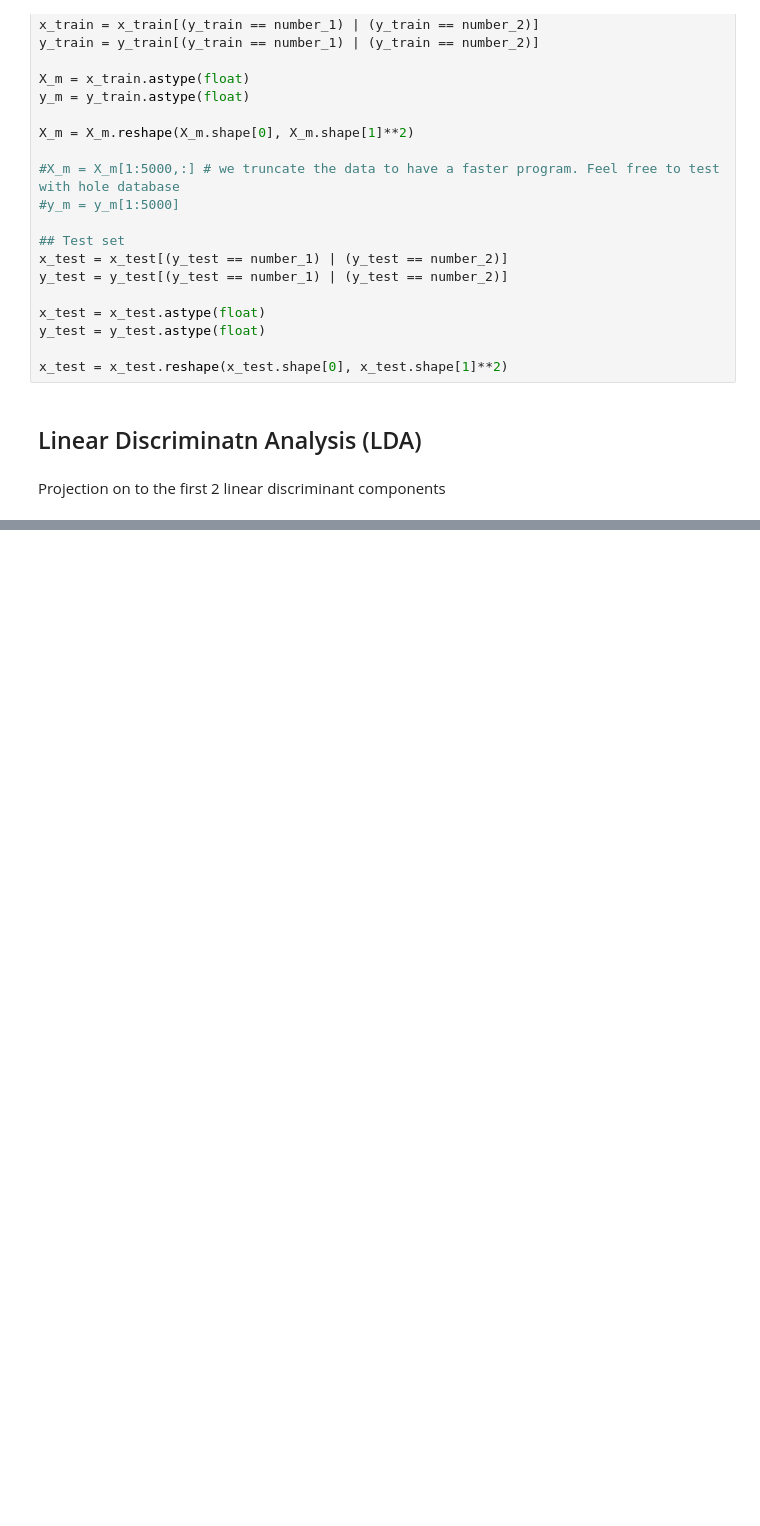
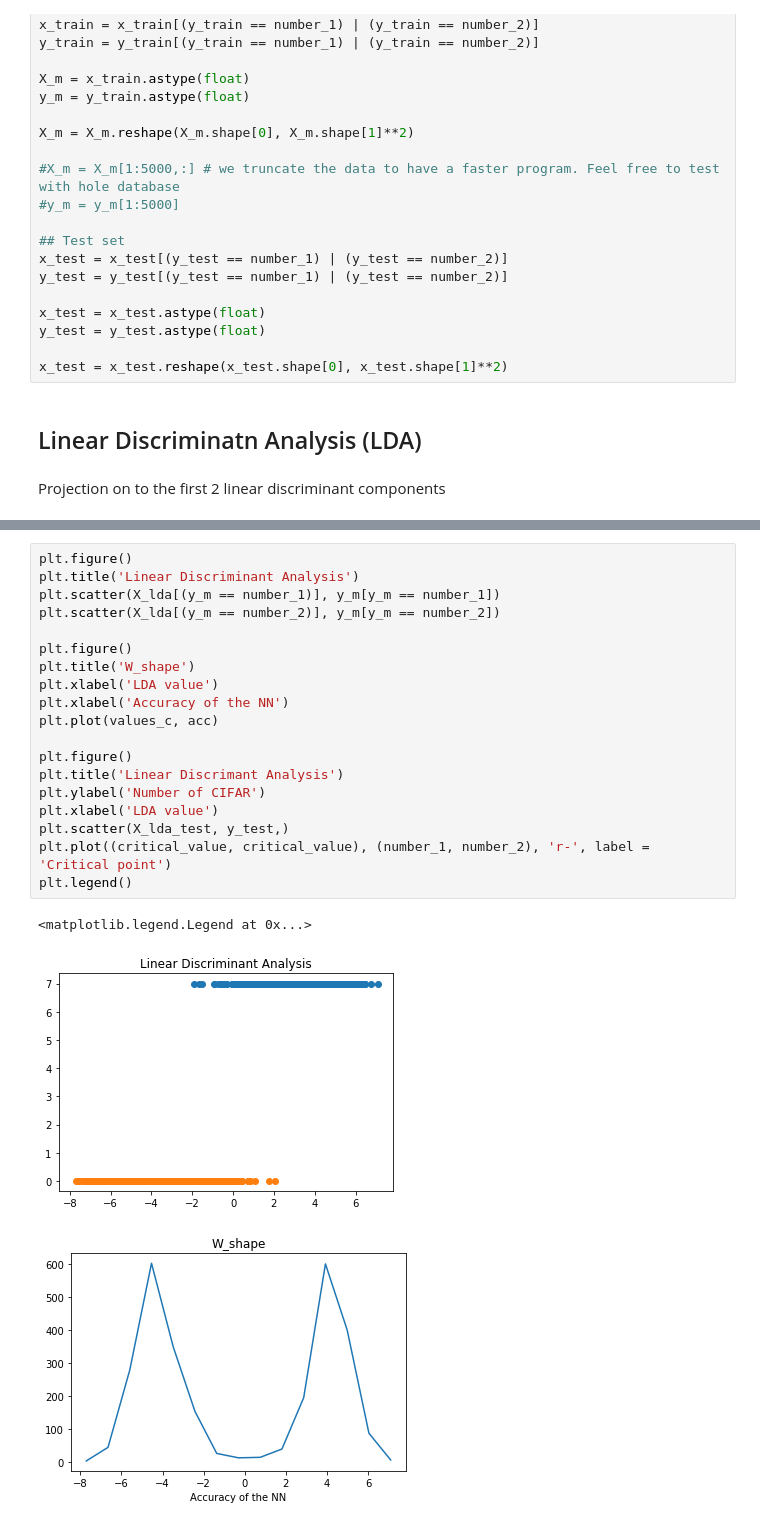
Before and after one commit to gorkamunoz/qml-rg, a Jupyter notebook: Coding_Exercises/Untitled.ipynb, the cells around one changed output, grey strips where cells are left out. Drawn from its saved outputs; the diff is of its cells as text; blank space fills up the shorter version.

```diff
--- a/Coding_Exercises/Untitled.ipynb
+++ b/Coding_Exercises/Untitled.ipynb
@@ -64,0 +116,23 @@ Computing Linear Discriminant Analysis projection
+# %%
+plt.figure()
+plt.title('Linear Discriminant Analysis')
+plt.scatter(X_lda[(y_m == number_1)], y_m[y_m == number_1])
+plt.scatter(X_lda[(y_m == number_2)], y_m[y_m == number_2])
+
+plt.figure()
+plt.title('W_shape')
+plt.xlabel('LDA value')
+plt.xlabel('Accuracy of the NN')
+plt.plot(values_c, acc)
+
+plt.figure()
+plt.title('Linear Discrimant Analysis')
+plt.ylabel('Number of CIFAR')
+plt.xlabel('LDA value')
+plt.scatter(X_lda_test, y_test,)
+plt.plot((critical_value, critical_value), (number_1, number_2), 'r-', label = 'Critical point')
+plt.legend()
+# %% [output]
+<matplotlib.legend.Legend at 0x...>
+[figure, added]
+[figure, added]
```
Also changed, not shown: parts of 7 cells of this notebook.
